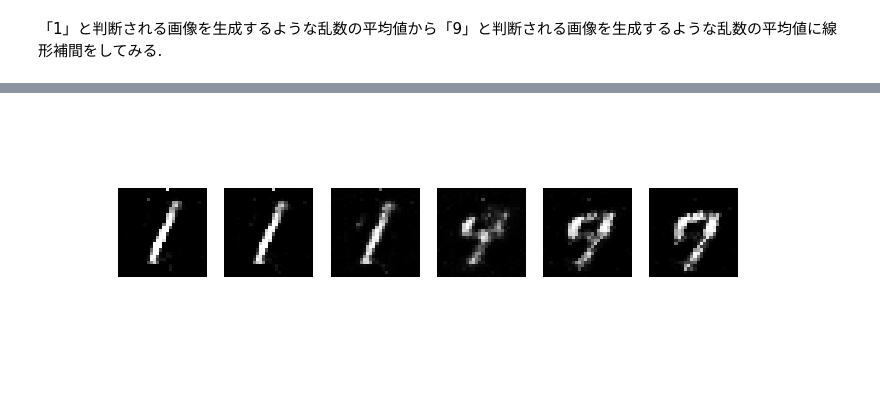
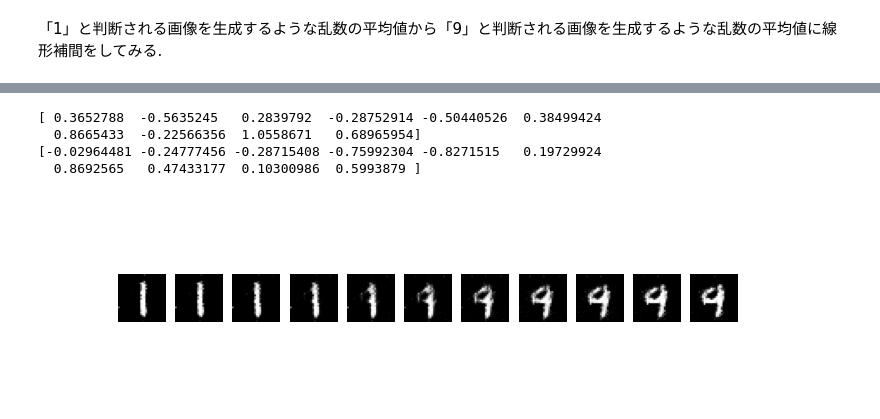
Before and after one commit to wakame-tech/994G601-gan-morphing, a Jupyter notebook: gan.ipynb, the cells around one changed output, grey strips where cells are left out. Saved outputs shown, nothing was run; the diff lists cells and outputs as text; code cells hidden in the pictures; blank space fills up the shorter version.

```diff
--- a/gan.ipynb
+++ b/gan.ipynb
@@ -319,14 +302,15 @@ shape = iter(dataloader).next()[0].shape[1:]
 
 plt.rcParams["figure.figsize"] = (1, 1)
 
-def collect_zs(target: int, n: int):
+def collect_zs(n1: int, n2: int, count: int):
     """
     labeling the generated images with the target label
 
     return: (n, in_dim)
     """
-    zs = []
-    while len(zs) < n:
+    zs_of_n1 = []
+    zs_of_n2 = []
+    while len(zs_of_n1) < count or len(zs_of_n2) < count:
         z = torch.randn(config.batch_size, config.in_dim, device=device)
         images = generator(z).view(-1, *shape).detach().cpu().numpy()
         image = np.transpose(images[0], (1, 2, 0))
@@ -335,14 +319,15 @@ def collect_zs(target: int, n: int):
         plt.show()
 
         label = input('label?')
-        if int(label) == target:
+        if int(label) == n1:
             z = z[0, :].detach().cpu().numpy()
-            zs.append(z)
-    return np.array(zs)
-
-n = 3
-zs_of_1 = collect_zs(1, n)
-zs_of_9 = collect_zs(9, n)
+            zs_of_n1.append(z)
+        if int(label) == n2:
+            z = z[0, :].detach().cpu().numpy()
+            zs_of_n2.append(z)
+    return np.array(zs_of_n1[:count]), np.array(zs_of_n2[:count])
+cnt = 3
+zs_of_1, zs_of_9 = collect_zs(1, 9, cnt)
 # (n, in_dim)
 print(zs_of_1.shape)
 # %% [output]
@@ -362,30 +347,35 @@ load models @ epoch=90
 # %%
 def morphing(z1, z2, step: int):
     """
     do morphing with [step]s
     """
     res = []
     for alpha in np.linspace(0.0, 1.0, step):
         z = torch.zeros(config.batch_size, config.in_dim, device=device)
         interp = torch.Tensor((1.0 - alpha) * z1 + alpha * z2)
         z[0, :] = interp
         # (batch_size, channel, width, height)
         out = generator(z).cpu().view(-1, *shape).detach().numpy()
         # (width, height, channel)
         image = np.transpose(out[0], (1, 2, 0))
         res.append((alpha, image))
     return res
 
 # (in_dim)
 z_of_1, z_of_9 = np.average(zs_of_1, axis=0), np.average(zs_of_9, axis=0)
-
-step = 6
+print(z_of_1)
+print(z_of_9)
+step = 11
 imgs = morphing(z_of_1, z_of_9, step)
 plt.figure(figsize=(1, step), dpi=800)
 for i, (alpha, image) in enumerate(imgs):
     plt.subplot(1, step, i + 1, label=f'alpha: {alpha}')
     plt.axis('off')
     plt.imshow(image, cmap='gray')
 plt.show()
 # %% [output]
+[ 0.3652788  -0.5635245   0.2839792  -0.28752914 -0.50440526  0.38499424
+  0.8665433  -0.22566356  1.0558671   0.68965954]
+[-0.02964481 -0.24777456 -0.28715408 -0.75992304 -0.8271515   0.19729924
+  0.8692565   0.47433177  0.10300986  0.5993879 ]
-[figure, old version]
+[figure, new version]
```
Also changed, not shown: parts of 5 cells of this notebook, 1 other file.
